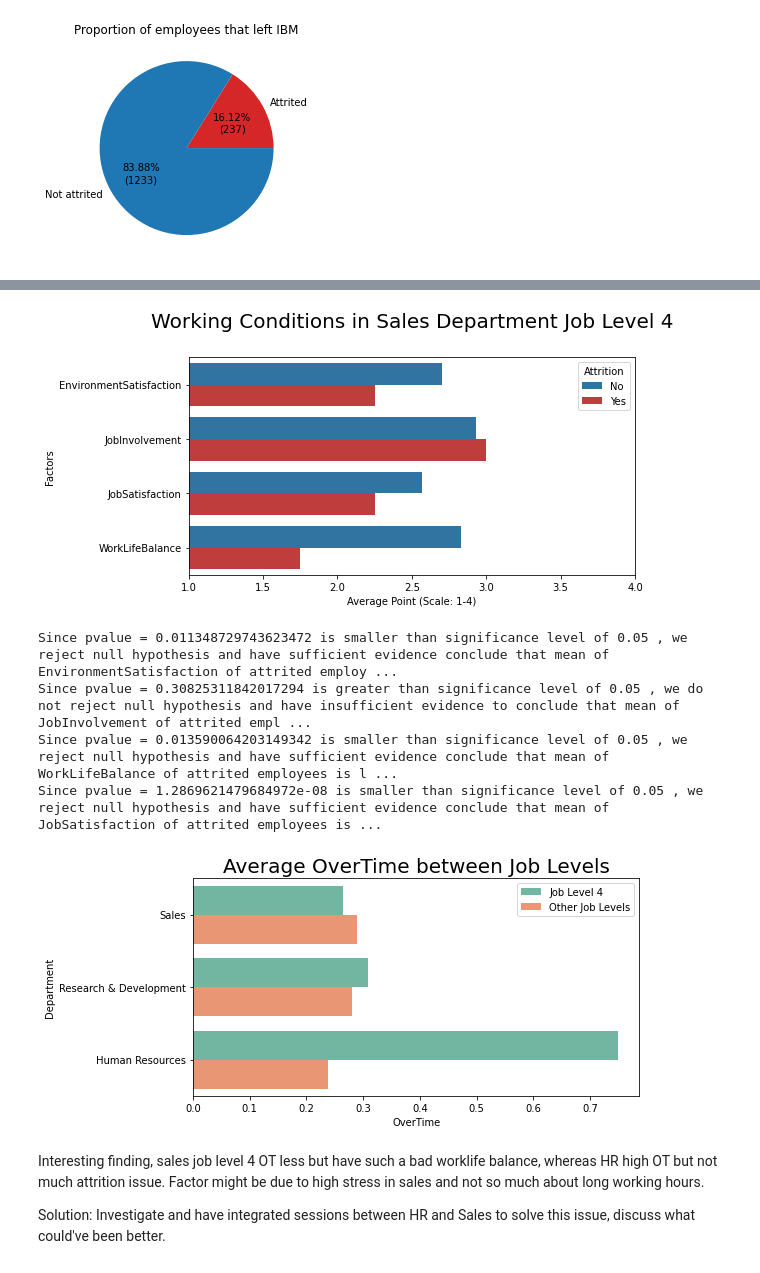
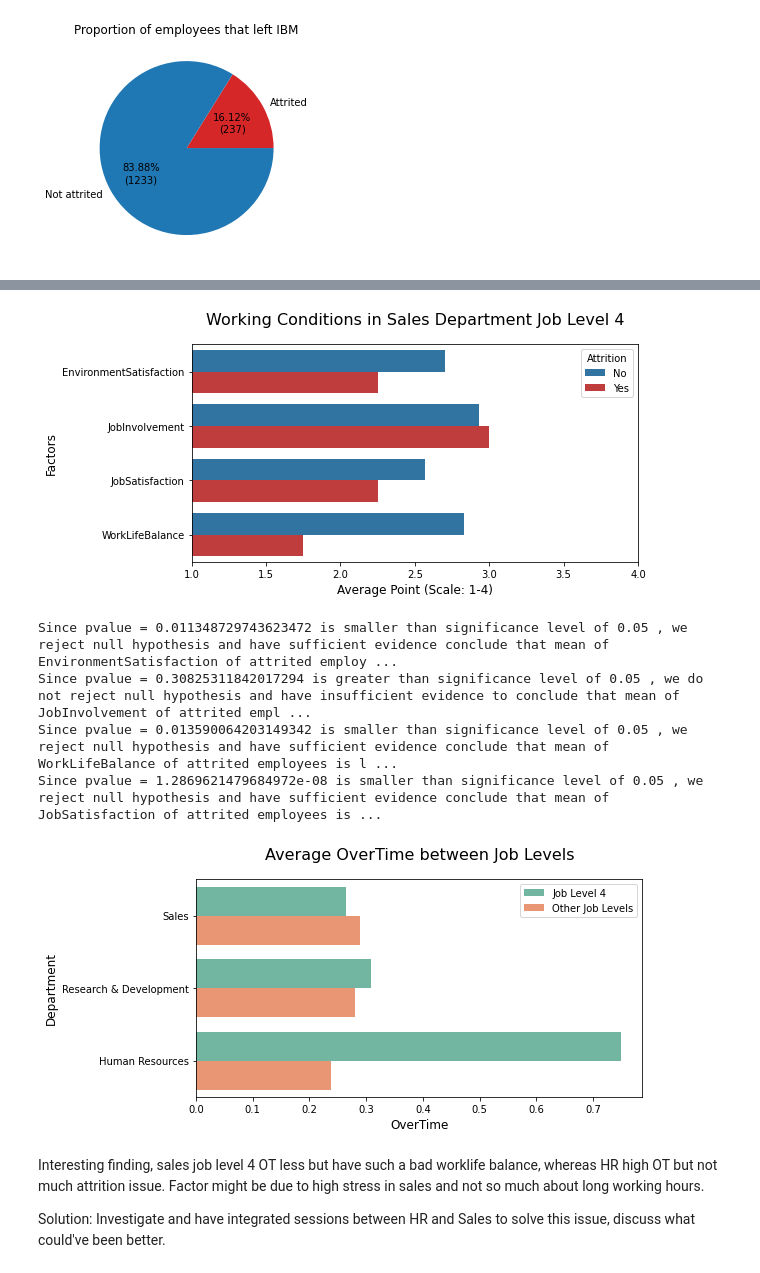
Before and after one commit to Wincenttjoi/employee-data-visualization, a Jupyter notebook: Final.ipynb, the cells around one changed output, grey strips where cells are left out. Drawn from its saved outputs; the diff is of its cells as text; code cells hidden in the pictures.

```diff
--- a/Final.ipynb
+++ b/Final.ipynb
@@ -142,9 +167,9 @@ sales_df = sales_df.reset_index()
 
 sns.barplot(x="avg", y="Factors", hue="Attrition", data=sales_df, palette=["C0", "C3"])
 ax.set(xlim=(1,4))
-ax.set_ylabel("Factors", fontsize=10)
-ax.set_xlabel("Average Point (Scale: 1-4)", fontsize=10)
-ax.set_title("Working Conditions in Sales Department Job Level 4", fontsize=20, pad=30)
+ax.set_ylabel("Factors", fontsize=12)
+ax.set_xlabel("Average Point (Scale: 1-4)", fontsize=12)
+ax.set_title("Working Conditions in Sales Department Job Level 4", fontsize=16, pad=20)
 plt.show()
 
 def conduct_hypothesis_testing():
@@ -167,7 +192,7 @@ def conduct_hypothesis_testing():
 
 conduct_hypothesis_testing()
 # %% [output]
-[figure, old version]
+[figure, new version]
 Since pvalue = 0.011348729743623472 is smaller than significance level of 0.05 , we reject null hypothesis and have sufficient evidence conclude that mean of EnvironmentSatisfaction of attrited employ ...
 Since pvalue = 0.30825311842017294 is greater than significance level of 0.05 , we do not reject null hypothesis and have insufficient evidence to conclude that mean of JobInvolvement of attrited empl ...
 Since pvalue = 0.013590064203149342 is smaller than significance level of 0.05 , we reject null hypothesis and have sufficient evidence conclude that mean of WorkLifeBalance of attrited employees is l ...
@@ -175,17 +200,19 @@ Since pvalue = 1.2869621479684972e-08 is smaller than significance level of 0.05
 # %%
 f, ax = plt.subplots(figsize=(8,4))
 df['OverTime'] = df['OverTime'].replace(['Yes', 'No'], [1,0])
 sales_lvl4 = df.loc[df['JobLevel'] == 4, ['OverTime', 'Department']]
 sales_lvl4['JobLevel4'] = 'Yes'
 sales_alllvl = df.loc[df['JobLevel'] != 4, ['OverTime', 'Department']]
 sales_alllvl['JobLevel4'] = 'No'
 sales_combine = sales_lvl4.append(sales_alllvl)
 ax = sns.barplot(x='OverTime', y='Department', data=sales_combine, hue='JobLevel4', palette="Set2", ci=None)
+ax.set_ylabel("Department", fontsize=12)
+ax.set_xlabel("OverTime", fontsize=12)
 plt.legend(loc='upper right', labels=['Job Level 4', 'Other Job Levels'])
-plt.title("Average OverTime between Job Levels", fontsize=20)
+plt.title("Average OverTime between Job Levels", fontsize=16, pad=20)
 plt.show()
 # %% [output]
-[figure, old version]
+[figure, new version]
 # %% [markdown]
 Interesting finding, sales job level 4 OT less but have such a bad worklife balance, whereas HR high OT but not much attrition issue. Factor might be due to high stress in sales and not so much about long working hours.
 
```
Also changed, not shown: parts of 14 cells of this notebook.
